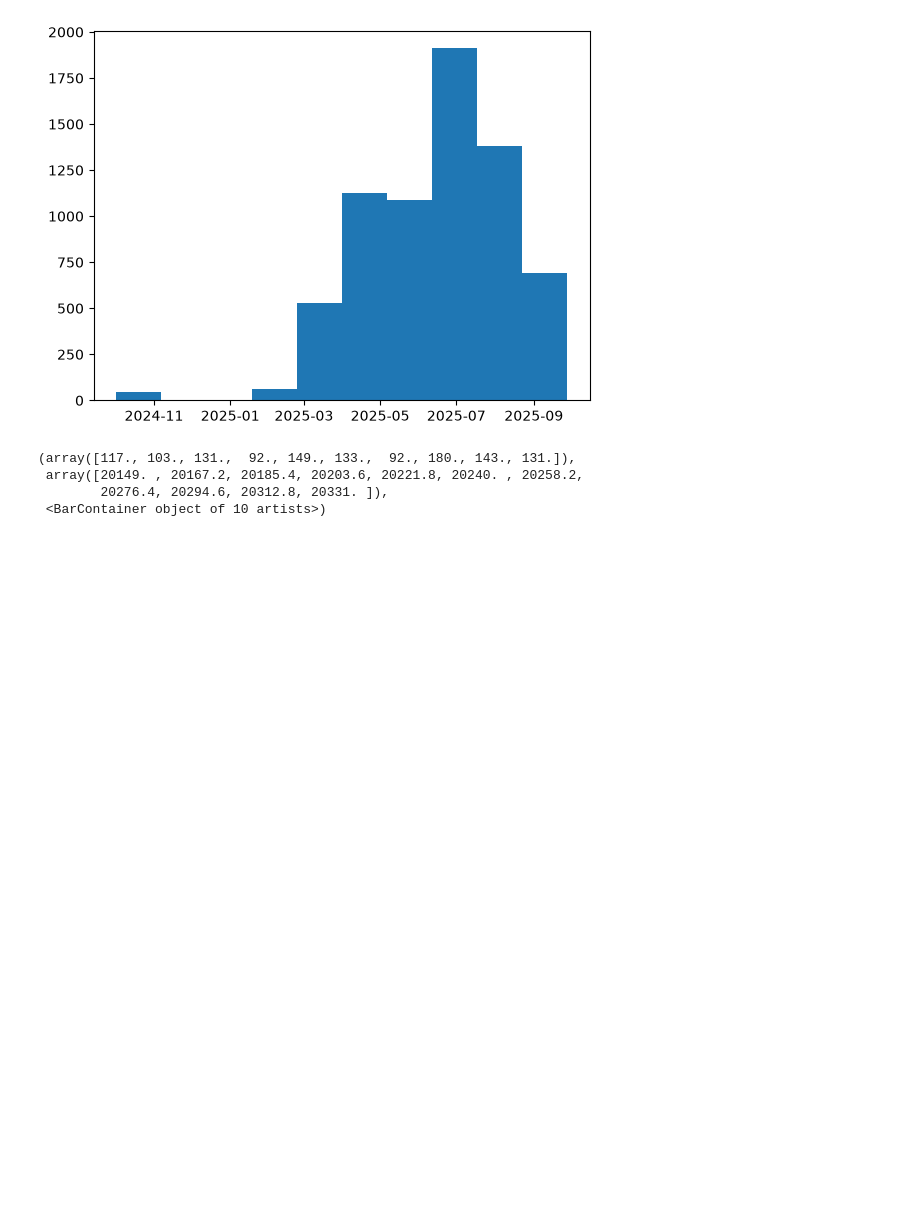
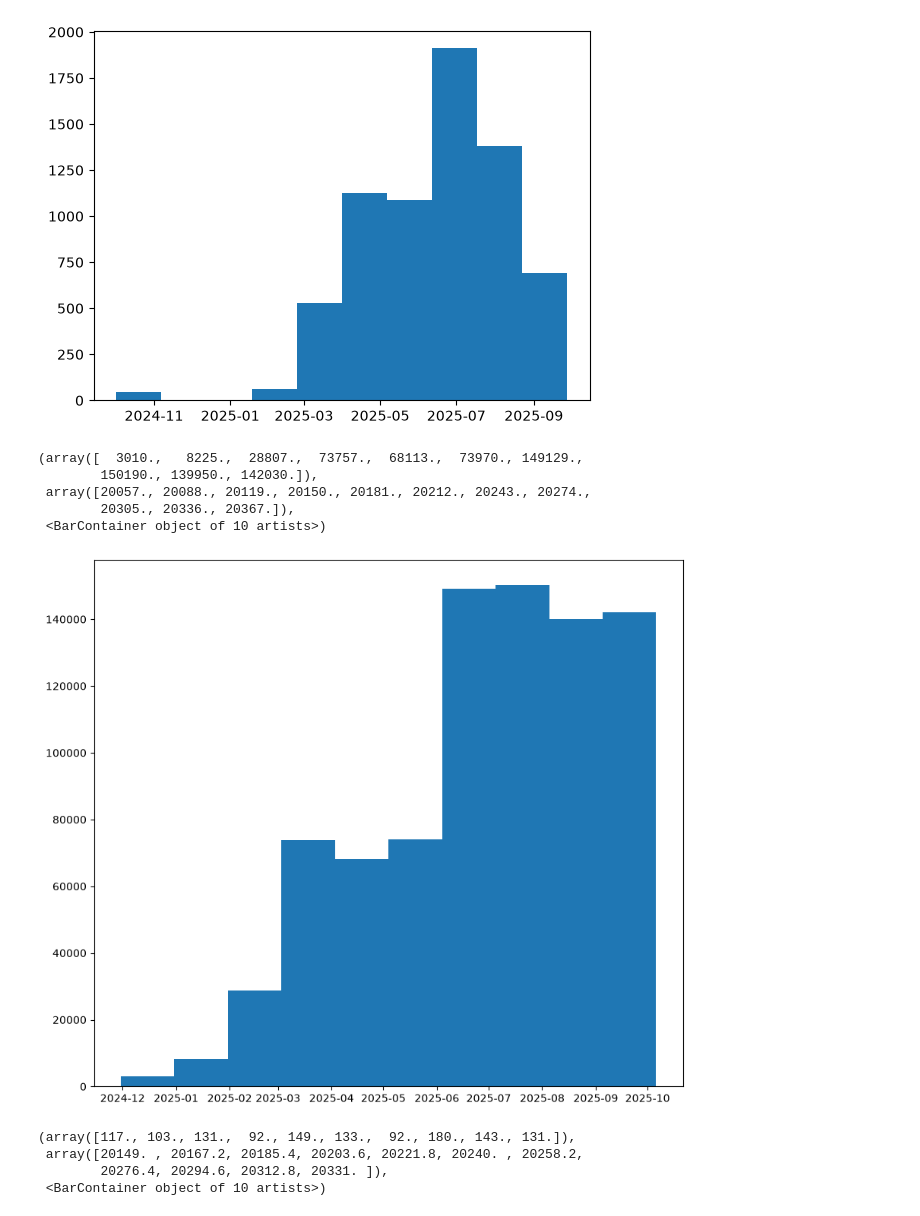
Before and after one commit to jinalpawar/Open_Play_Analysis, a Jupyter notebook: eda-jinal.ipynb, the cells around one changed output. Cells and saved outputs as stored; diff of their text form; code cells hidden in the pictures; blank space fills up the shorter version.

```diff
--- a/eda-jinal.ipynb
+++ b/eda-jinal.ipynb
@@ -338,4 +339,15 @@ plt.hist(survey_biweekly.date)
         20286.53754167, 20322.63062847, 20358.72371528]),
  <BarContainer object of 10 artists>)
 [figure]
+# %%
+# spike in steam
+plt.figure(figsize=(10, 9))
+plt.hist(gaming_logs[(gaming_logs.session_start.dt.date < date(2025, 12, 1)) & (gaming_logs.session_end.dt.date > date(2024, 1, 1))  & (gaming_logs.platform == "steam")].session_start.dt.date)
+# %% [output]
+(array([  3010.,   8225.,  28807.,  73757.,  68113.,  73970., 149129.,
+        150190., 139950., 142030.]),
+ array([20057., 20088., 20119., 20150., 20181., 20212., 20243., 20274.,
+        20305., 20336., 20367.]),
+ <BarContainer object of 10 artists>)
+[figure, added]
 # %%
```
Also changed, not shown: parts of 11 cells of this notebook, 2 other files.
